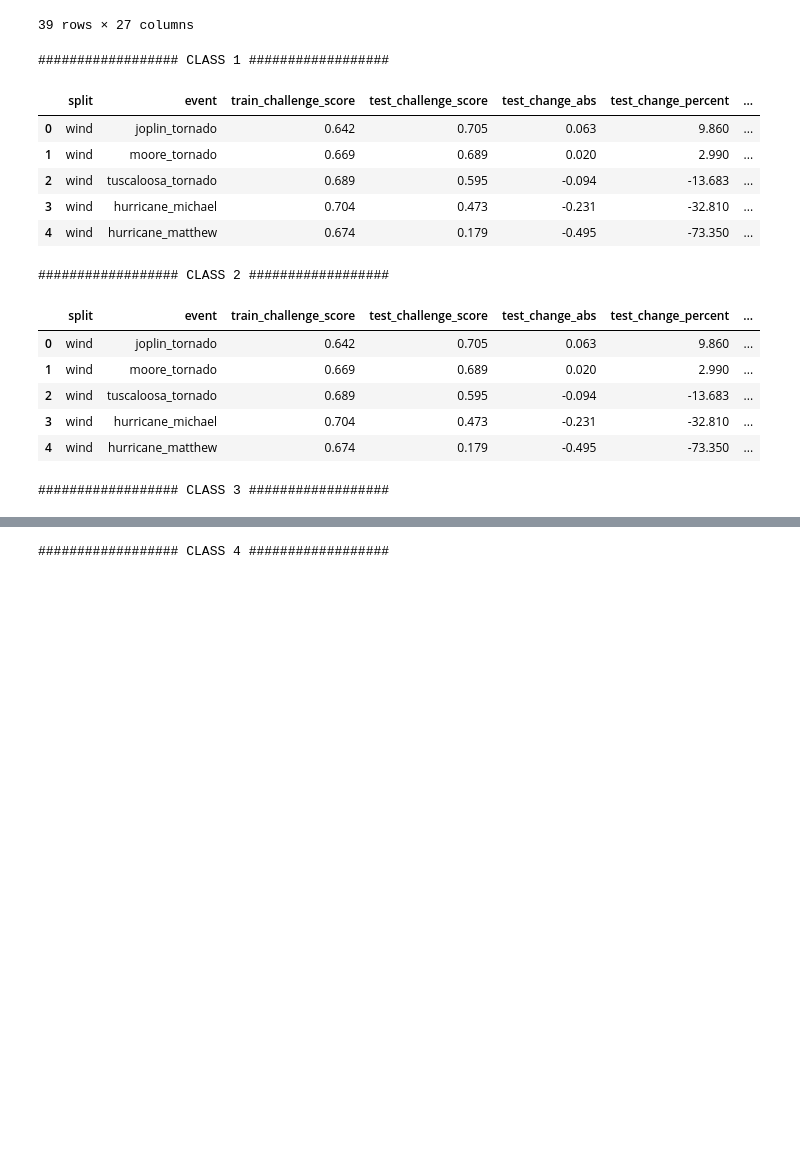
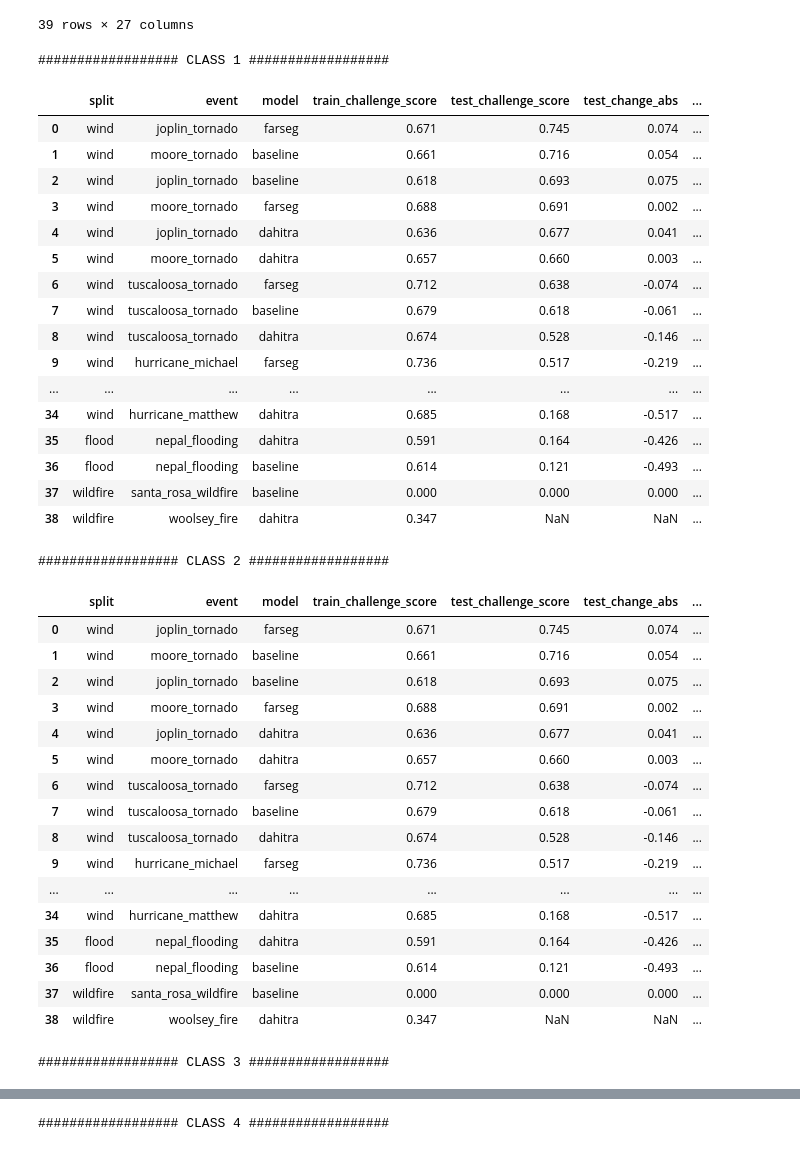
Before and after one commit to SNURTEL/building-damage-assessment, a Jupyter notebook: notebooks/results_split.ipynb, the cells around one changed output, grey strips where cells are left out. Drawn from its saved outputs; the diff is of its cells as text; code cells hidden in the pictures; blank space fills up the shorter version.

```diff
--- a/notebooks/results_split.ipynb
+++ b/notebooks/results_split.ipynb
@@ -177,46 +177,69 @@ from IPython.display import display, HTML
 # %%
 _df = df.reset_index()
 for i in range(1, 5):
     query = f"""
     SELECT
         split,
         event,
+        model,
         ROUND(MEAN(train_challenge_score_safe), 3) "train_challenge_score",
         ROUND(MEAN(test_challenge_score_safe), 3) "test_challenge_score",
         ROUND(MEAN(test_challenge_score_safe - train_challenge_score_safe), 3) "test_change_abs",
         ROUND(MEAN(test_change[0:-2]::double), 3) "test_change_percent",
         ROUND(MEAN(msl_challenge_score_overall), 3) "msl_challenge_score",
         ROUND(MEAN(msl_challenge_score_overall - test_challenge_score_safe), 3) "msl_change_abs",
         ROUND(MEAN(msl_change[0:-2]::double), 3) "msl_change_percent",
         -- ROUND(MEAN(msl_f1_loc_target - test_f1_loc_safe), 3) "f1_loc_change_abs",
         -- ROUND(MEAN((msl_f1_loc_target - test_f1_loc_safe) * 100 / test_f1_loc_safe), 3) "f1_loc_change_percent",
         ROUND(MEAN(train_f1_{i}_safe), 3) "f1_{i}_train",
         ROUND(MEAN(test_f1_{i}_safe), 3) "f1_{i}_test",
         ROUND(MEAN(test_f1_{i}_safe - train_f1_{i}_safe), 3) "test_f1_{i}_change_abs",
         ROUND(MEAN((test_f1_{i}_safe - train_f1_{i}_safe) * 100 / train_f1_{i}_safe), 3) "test_f1_{i}_change_percent",
         ROUND(MEAN(msl_f1_target_{i}), 3) "f1_{i}_msl",
         ROUND(MEAN(msl_f1_target_{i} - test_f1_{i}_safe), 3) "msl_f1_{i}_change_abs",
         ROUND(MEAN((msl_f1_target_{i} - test_f1_{i}_safe) * 100 / test_f1_{i}_safe), 3) "msl_f1_{i}_change_percent"
     FROM _df
-    WHERE split LIKE 'wind'
-    GROUP BY split, event
+--    WHERE split LIKE 'wind'
+    GROUP BY split, event, model
     ORDER BY test_challenge_score DESC
     """
     print(f"################## CLASS {i} ##################")
     display(HTML(duckdb.query(query).df().to_html()))
 # %% [output]
 ################## CLASS 1 ##################
-|  | split | event | train_challenge_score | test_challenge_score | test_change_abs | test_change_percent | ... |
-| 0 | wind | joplin_tornado | 0.642 | 0.705 | 0.063 | 9.860 | ... |
-| 1 | wind | moore_tornado | 0.669 | 0.689 | 0.020 | 2.990 | ... |
-| 2 | wind | tuscaloosa_tornado | 0.689 | 0.595 | -0.094 | -13.683 | ... |
-| 3 | wind | hurricane_michael | 0.704 | 0.473 | -0.231 | -32.810 | ... |
-| 4 | wind | hurricane_matthew | 0.674 | 0.179 | -0.495 | -73.350 | ... |
+|  | split | event | model | train_challenge_score | test_challenge_score | test_change_abs | ... |
+| 0 | wind | joplin_tornado | farseg | 0.671 | 0.745 | 0.074 | ... |
+| 1 | wind | moore_tornado | baseline | 0.661 | 0.716 | 0.054 | ... |
+| 2 | wind | joplin_tornado | baseline | 0.618 | 0.693 | 0.075 | ... |
+| 3 | wind | moore_tornado | farseg | 0.688 | 0.691 | 0.002 | ... |
+| 4 | wind | joplin_tornado | dahitra | 0.636 | 0.677 | 0.041 | ... |
+| 5 | wind | moore_tornado | dahitra | 0.657 | 0.660 | 0.003 | ... |
+| 6 | wind | tuscaloosa_tornado | farseg | 0.712 | 0.638 | -0.074 | ... |
+| 7 | wind | tuscaloosa_tornado | baseline | 0.679 | 0.618 | -0.061 | ... |
+| 8 | wind | tuscaloosa_tornado | dahitra | 0.674 | 0.528 | -0.146 | ... |
+| 9 | wind | hurricane_michael | farseg | 0.736 | 0.517 | -0.219 | ... |
+| ... | ... | ... | ... | ... | ... | ... | ... |
+| 34 | wind | hurricane_matthew | dahitra | 0.685 | 0.168 | -0.517 | ... |
+| 35 | flood | nepal_flooding | dahitra | 0.591 | 0.164 | -0.426 | ... |
+| 36 | flood | nepal_flooding | baseline | 0.614 | 0.121 | -0.493 | ... |
+| 37 | wildfire | santa_rosa_wildfire | baseline | 0.000 | 0.000 | 0.000 | ... |
+| 38 | wildfire | woolsey_fire | dahitra | 0.347 | NaN | NaN | ... |
 ################## CLASS 2 ##################
-|  | split | event | train_challenge_score | test_challenge_score | test_change_abs | test_change_percent | ... |
-| 0 | wind | joplin_tornado | 0.642 | 0.705 | 0.063 | 9.860 | ... |
-| 1 | wind | moore_tornado | 0.669 | 0.689 | 0.020 | 2.990 | ... |
-| 2 | wind | tuscaloosa_tornado | 0.689 | 0.595 | -0.094 | -13.683 | ... |
-| 3 | wind | hurricane_michael | 0.704 | 0.473 | -0.231 | -32.810 | ... |
-| 4 | wind | hurricane_matthew | 0.674 | 0.179 | -0.495 | -73.350 | ... |
+|  | split | event | model | train_challenge_score | test_challenge_score | test_change_abs | ... |
+| 0 | wind | joplin_tornado | farseg | 0.671 | 0.745 | 0.074 | ... |
+| 1 | wind | moore_tornado | baseline | 0.661 | 0.716 | 0.054 | ... |
+| 2 | wind | joplin_tornado | baseline | 0.618 | 0.693 | 0.075 | ... |
+| 3 | wind | moore_tornado | farseg | 0.688 | 0.691 | 0.002 | ... |
+| 4 | wind | joplin_tornado | dahitra | 0.636 | 0.677 | 0.041 | ... |
+| 5 | wind | moore_tornado | dahitra | 0.657 | 0.660 | 0.003 | ... |
+| 6 | wind | tuscaloosa_tornado | farseg | 0.712 | 0.638 | -0.074 | ... |
+| 7 | wind | tuscaloosa_tornado | baseline | 0.679 | 0.618 | -0.061 | ... |
+| 8 | wind | tuscaloosa_tornado | dahitra | 0.674 | 0.528 | -0.146 | ... |
+| 9 | wind | hurricane_michael | farseg | 0.736 | 0.517 | -0.219 | ... |
+| ... | ... | ... | ... | ... | ... | ... | ... |
+| 34 | wind | hurricane_matthew | dahitra | 0.685 | 0.168 | -0.517 | ... |
+| 35 | flood | nepal_flooding | dahitra | 0.591 | 0.164 | -0.426 | ... |
+| 36 | flood | nepal_flooding | baseline | 0.614 | 0.121 | -0.493 | ... |
+| 37 | wildfire | santa_rosa_wildfire | baseline | 0.000 | 0.000 | 0.000 | ... |
+| 38 | wildfire | woolsey_fire | dahitra | 0.347 | NaN | NaN | ... |
 ################## CLASS 3 ##################
```
Also changed, not shown: parts of 2 cells of this notebook, 11 other files.
